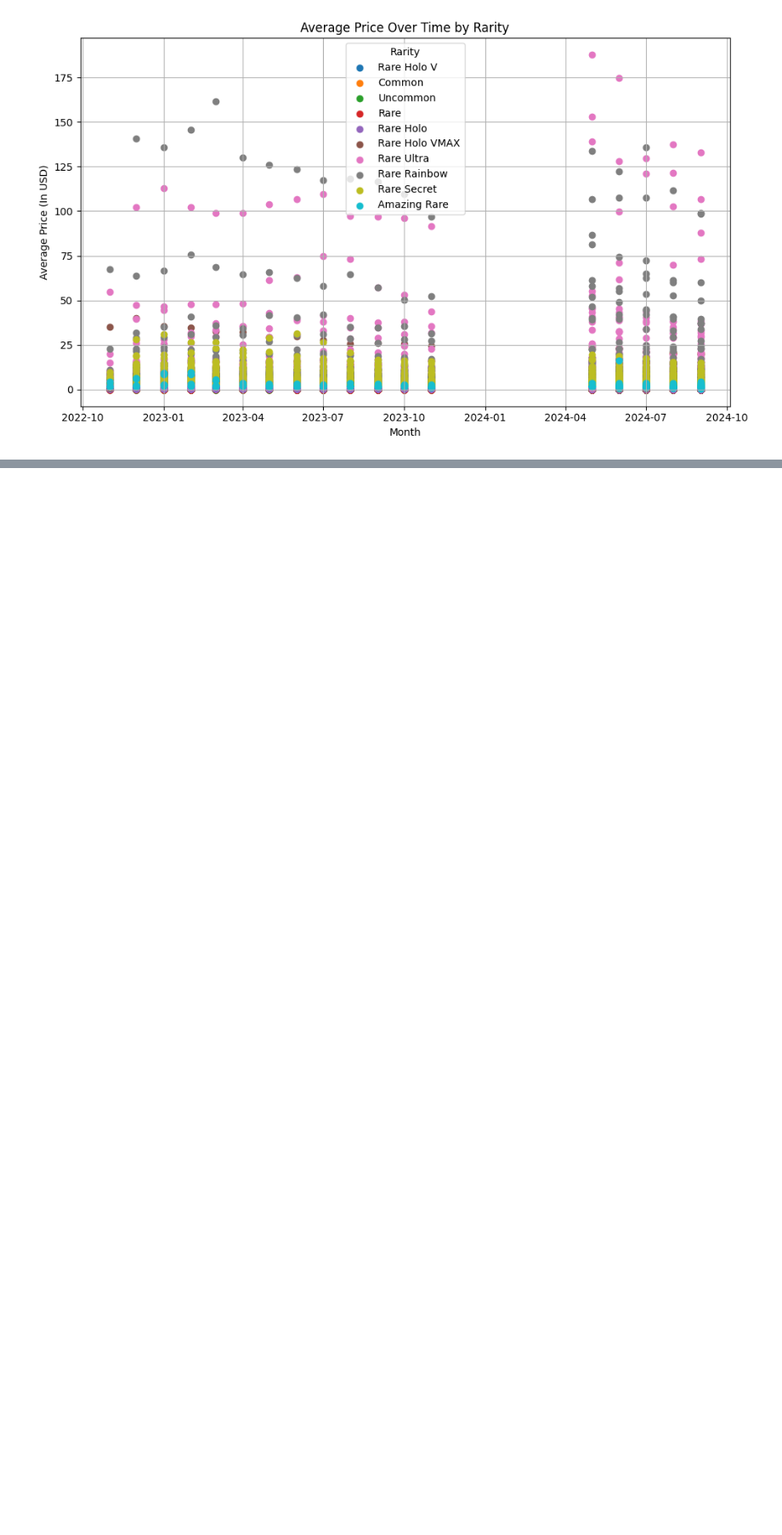
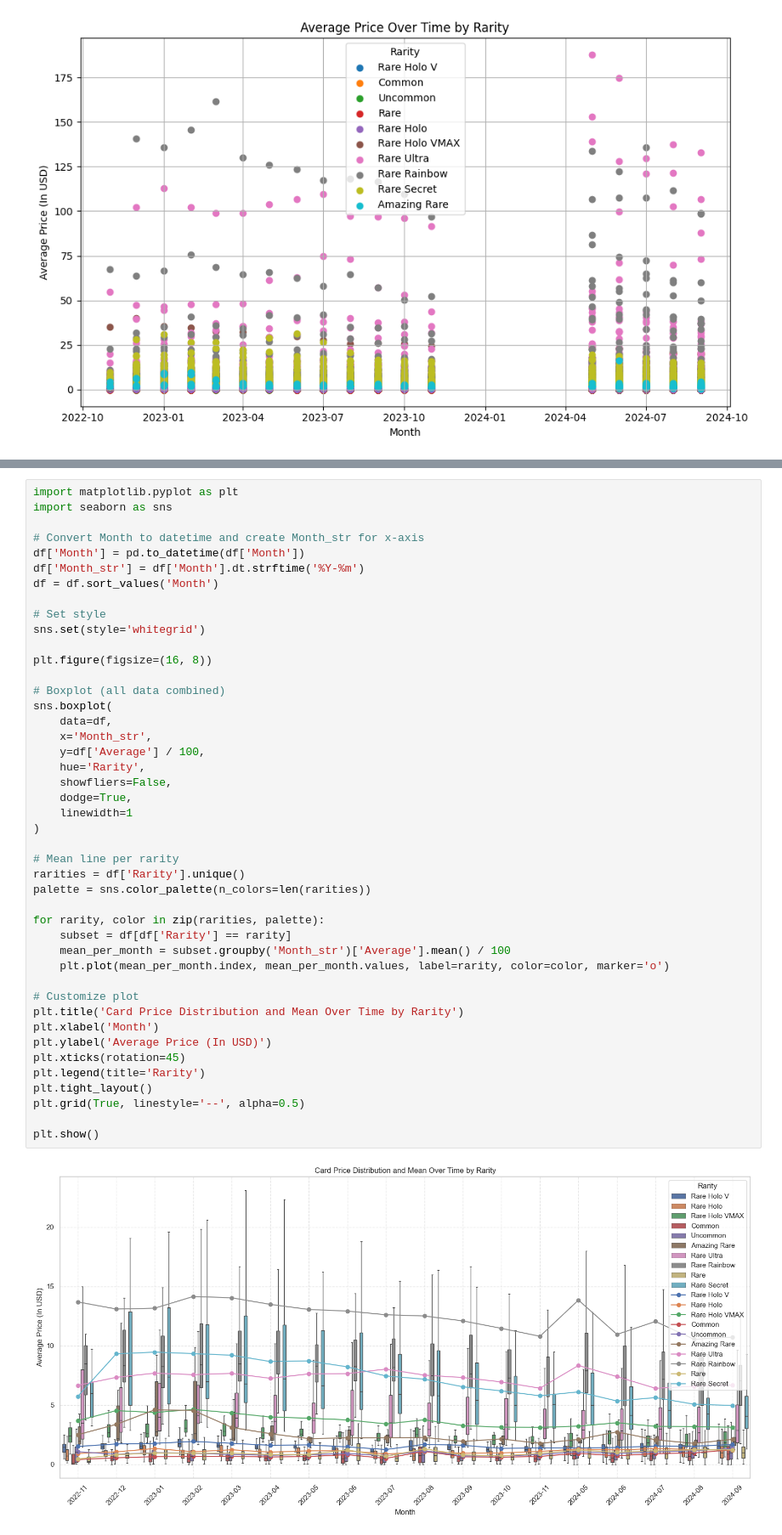
Before and after one commit to JihunKimCode/RarityRadar, a Jupyter notebook: graph.ipynb, the cells around one changed output, grey strips where cells are left out. Shown at 85% size. Drawn from its saved outputs; the diff is of its cells as text; blank space fills up the shorter version.

Commit message:
boxplot merged

```diff
--- a/graph.ipynb
+++ b/graph.ipynb
@@ -76,3 +84,49 @@ plt.show()
+# %%
+import matplotlib.pyplot as plt
+import seaborn as sns
+
+# Convert Month to datetime and create Month_str for x-axis
+df['Month'] = pd.to_datetime(df['Month'])
+df['Month_str'] = df['Month'].dt.strftime('%Y-%m')
+df = df.sort_values('Month')
+
+# Set style
+sns.set(style='whitegrid')
+
+plt.figure(figsize=(16, 8))
+
+# Boxplot (all data combined)
+sns.boxplot(
+    data=df,
+    x='Month_str',
+    y=df['Average'] / 100,
+    hue='Rarity',
+    showfliers=False,
+    dodge=True,
+    linewidth=1
+)
+
+# Mean line per rarity
+rarities = df['Rarity'].unique()
+palette = sns.color_palette(n_colors=len(rarities))
+
+for rarity, color in zip(rarities, palette):
+    subset = df[df['Rarity'] == rarity]
+    mean_per_month = subset.groupby('Month_str')['Average'].mean() / 100
+    plt.plot(mean_per_month.index, mean_per_month.values, label=rarity, color=color, marker='o')
+
+# Customize plot
+plt.title('Card Price Distribution and Mean Over Time by Rarity')
+plt.xlabel('Month')
+plt.ylabel('Average Price (In USD)')
+plt.xticks(rotation=45)
+plt.legend(title='Rarity')
+plt.tight_layout()
+plt.grid(True, linestyle='--', alpha=0.5)
+
+plt.show()
+# %% [output]
+[figure, added]
 # %%
 import matplotlib.pyplot as plt
 import seaborn as sns
```
Also changed, not shown: parts of 7 cells of this notebook.
